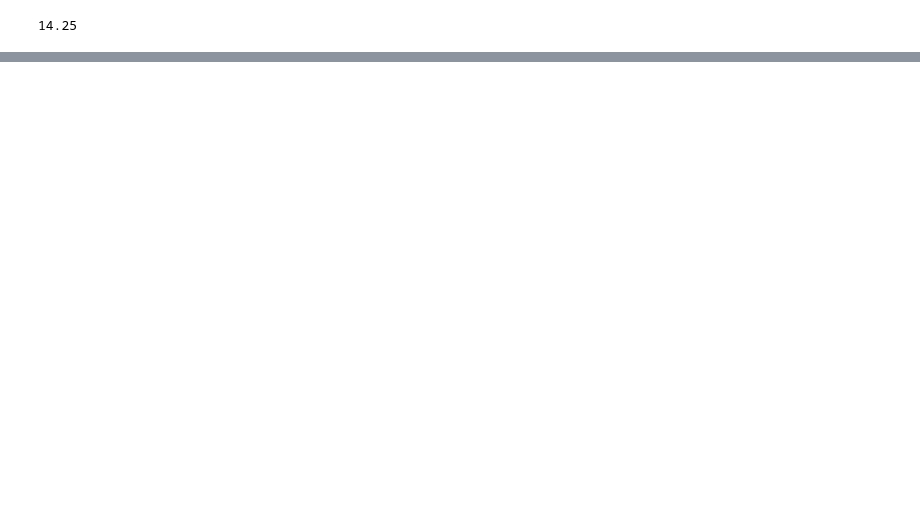
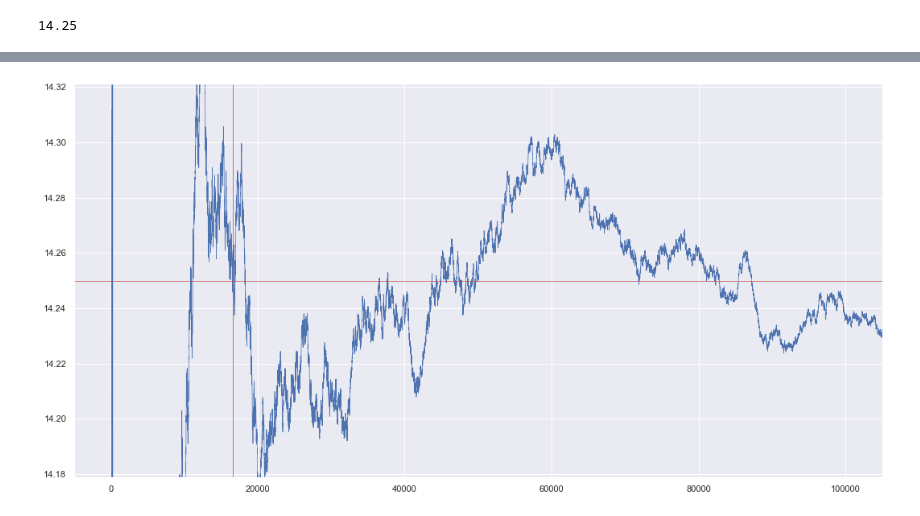
Before and after one commit to EvgenyMeredelin/appstat, a Jupyter notebook: appstat_03.ipynb, the cells around one changed output, grey strips where cells are left out. Saved outputs shown, nothing was run; the diff lists cells and outputs as text; code cells hidden in the pictures; blank space fills up the shorter version.

```diff
--- a/appstat_03.ipynb
+++ b/appstat_03.ipynb
@@ -130,0 +196,7 @@ area_true  # 14.25
+# %%
+monte_carlo_plot(
+    tracker=exp3[1], trials=exp4[0], area=exp4[1],
+    area_true=area_true, xmax=1e5
+)
+# %% [output]
+[figure, added]
```
Also changed, not shown: parts of 29 cells of this notebook.
